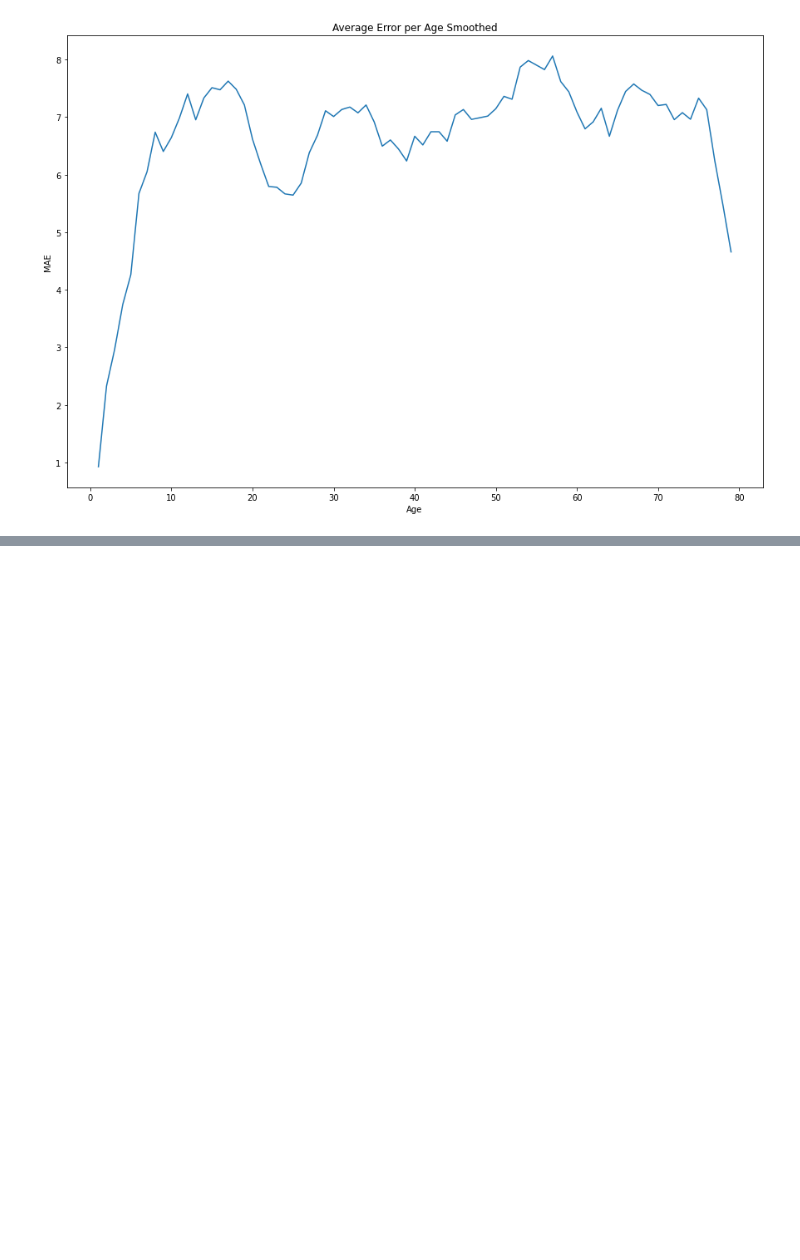
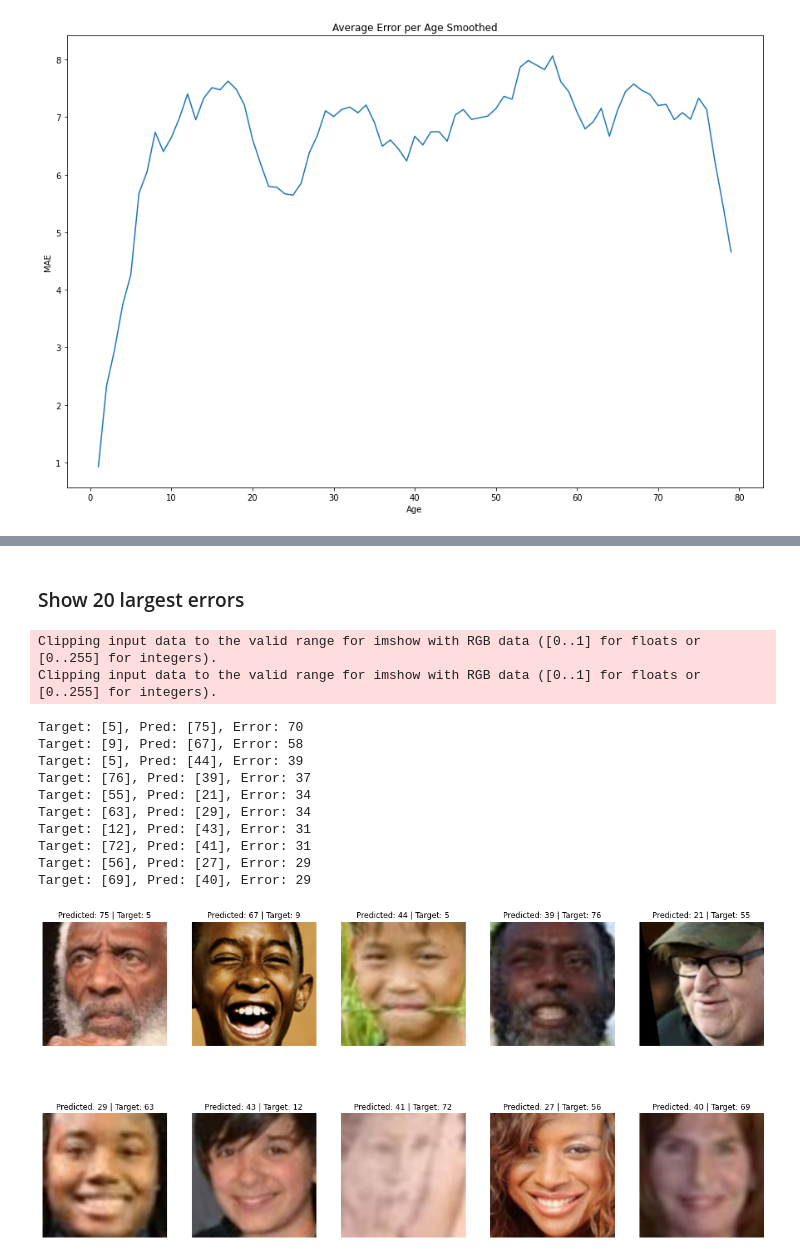
Before and after one commit to warsaw-ml/IntroToML, a Jupyter notebook: notebooks/predictions_analysis.ipynb, the cells around one changed output, grey strips where cells are left out. Drawn from its saved outputs; the diff is of its cells as text; code cells hidden in the pictures; blank space fills up the shorter version.

```diff
--- a/notebooks/predictions_analysis.ipynb
+++ b/notebooks/predictions_analysis.ipynb
@@ -158,0 +171,44 @@ plt.show()
+# %% [markdown]
+### Show 20 largest errors
+# %%
+errors = np.abs((all_preds - all_targets))
+errors = [int(x) for x in errors]
+
+# find 10 biggest errors
+biggest_errors = np.argsort(errors)[::-1][:10]
+
+for i in biggest_errors:
+    print(f"Target: {all_targets[i]}, Pred: {all_preds[i]}, Error: {errors[i]}")
+
+plt.figure(figsize=(20,10))
+
+for i, idx in enumerate(biggest_errors):
+    plt.subplot(2, 5, i+1)
+
+    img = dm.data_test[idx][0]
+
+    # reshape for imshow
+    img = np.transpose(img, (1, 2, 0))
+
+    # fix normalization
+    img = img * np.array([0.229, 0.224, 0.225]) + np.array([0.485, 0.456, 0.406])
+
+    plt.imshow(img)
+    plt.title(f"Predicted: {all_preds[idx].squeeze()} | Target: {all_targets[idx].squeeze()}")
+    plt.axis("off")
+
+plt.show()
+# %% [output]
+Clipping input data to the valid range for imshow with RGB data ([0..1] for floats or [0..255] for integers).
+Clipping input data to the valid range for imshow with RGB data ([0..1] for floats or [0..255] for integers).
+Target: [5], Pred: [75], Error: 70
+Target: [9], Pred: [67], Error: 58
+Target: [5], Pred: [44], Error: 39
+Target: [76], Pred: [39], Error: 37
+Target: [55], Pred: [21], Error: 34
+Target: [63], Pred: [29], Error: 34
+Target: [12], Pred: [43], Error: 31
+Target: [72], Pred: [41], Error: 31
+Target: [56], Pred: [27], Error: 29
+Target: [69], Pred: [40], Error: 29
+[figure, added]
```
Also changed, not shown: parts of 1 cell of this notebook.
